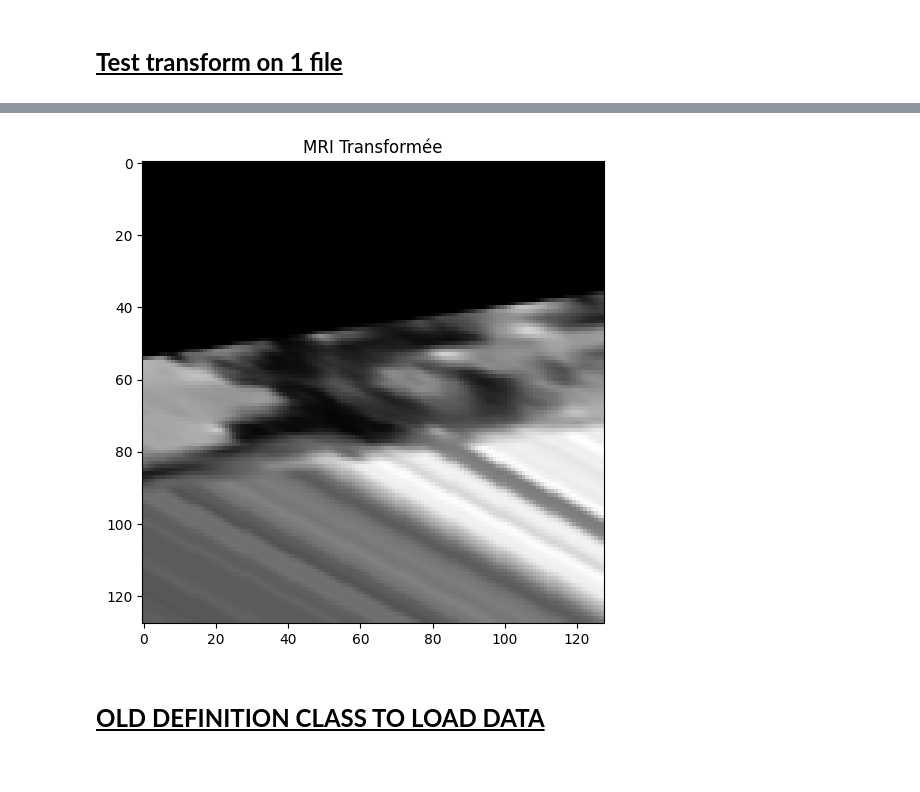
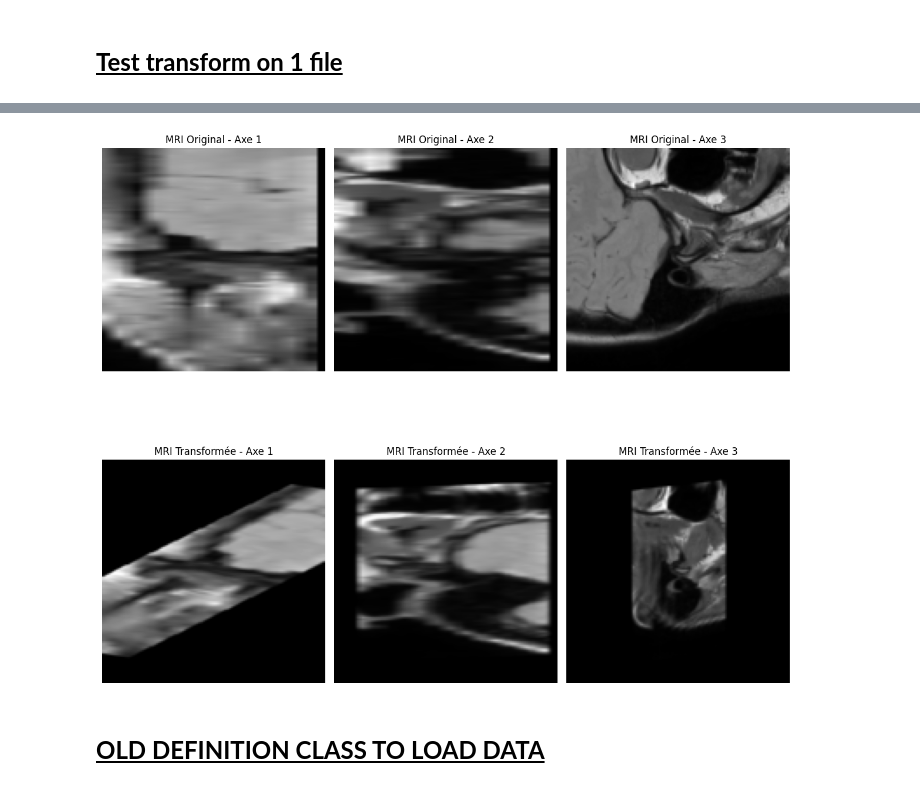
Before and after one commit to GaelleLeroux/MRI_to_CBCT, a Jupyter notebook: mri_to_cbct/loader.ipynb, the cells around one changed output, grey strips where cells are left out. Drawn from its saved outputs; the diff is of its cells as text; code cells hidden in the pictures.

```diff
--- a/mri_to_cbct/loader.ipynb
+++ b/mri_to_cbct/loader.ipynb
@@ -166,11 +166,11 @@ transform_test = Compose(
     EnsureChannelFirstd(keys=['img']),
 
     EnsureTyped(keys=['img']),
-    RandZoomd(keys=['img'], min_zoom=0.8, max_zoom=1.1, mode=['area'], prob=0.9, padding_mode='constant'),
+    RandZoomd(keys=['img'], min_zoom=0.5, max_zoom=1.2, mode=['area'], prob=0.8, padding_mode='constant'),
 
-    RandRotated(keys=['img'], range_x=np.pi, mode=['bilinear'], prob=1.0),
+    RandRotated(keys=['img'], range_x=np.pi/4, mode=['bilinear'], prob=1.0),
 
-    RandAffined(keys=['img'], prob=0.8, shear_range=(0.1, 0.1), mode=['bilinear'], padding_mode='zeros'),
+    RandAffined(keys=['img'], prob=0.8, shear_range=(0.3, 0.3), mode=['bilinear'], padding_mode='zeros'),
 
     Resized(keys=['img'], spatial_size=(128, 128, 128)),  # Redimensionne les images
 
@@ -178,35 +178,90 @@ transform_test = Compose(
     ]
 )
 
+transform_just_tensor = Compose(
+        [
+    LoadImaged(keys=['img']),
+    EnsureChannelFirstd(keys=['img']),
+
+    EnsureTyped(keys=['img']),
+
+    Resized(keys=['img'], spatial_size=(128, 128, 128)),  # Redimensionne les images
+
+    ToTensord(keys=['img']),
+    ]
+)
 # Création d'un dataset pour appliquer les transformations
 # dataset = Dataset([df], transform=transform_test)
 dataset = monai.data.Dataset(data=df, transform=transform_test)
+dataset_just_tensor = monai.data.Dataset(data=df, transform=transform_just_tensor)
 
 ################################################### Test on every file
-for file in df_train_cbct["img_fn"]:
-    print("file : ",file)
-    try :
+# for file in df_train_cbct["img_fn"]:
+#     print("file : ",file)
+#     try :
 
-        dataset = monai.data.Dataset(data=df, transform=transform_test)
-        # print(dataset)
-    except Exception as e:
-        print("Error : ",e)
-        # continue
+#         dataset = monai.data.Dataset(data=df, transform=transform_test)
+#         # print(dataset)
+#     except Exception as e:
+#         print("Error : ",e)
+#         # continue
 #################################################### fonctionne au dessous pour afficher une image
 print("type(dataset) : ",type(dataset))
 # print("dataset : ",dataset)
 # Exécutez les transformations et récupérez les images en tenseurs
 img_after = [data["img"] for data in dataset]
+img_ori = [data["img"] for data in dataset_just_tensor]
 print("type(img_after) : ",type(img_after))
 print("len(img_after) : ",len(img_after))
 print("img_after.shape : ",img_after[0].shape)
 
-# Affichez chaque image après les transformations
-for i in range(len(img_after)):
-    plt.figure("image", (12, 6))
-    plt.title("MRI Transformée")
-    plt.imshow(img_after[i][0, 64, :, :], cmap="gray")
-    plt.show()
+fig, axs = plt.subplots(2, 3, figsize=(12, 12))
+img1_o = img_ori[0][0, 60, :, :]
+img2_o = img_ori[0][0, :, 60, :]
+img3_o = img_ori[0][0, :, :, 60]
+
+img1 = img_after[0][0, 60, :, :]
+img2 = img_after[0][0, :, 60, :]
+img3 = img_after[0][0, :, :, 60]
+# Top-left image
+axs[0,0].imshow(img1_o, cmap="gray")
+axs[0,0].set_title("MRI Original - Axe 1")
+axs[0,0].axis("off")
+
+# Top-right image
+axs[0,1].imshow(img2_o, cmap="gray")
+axs[0,1].set_title("MRI Original - Axe 2")
+axs[0,1].axis("off")
+
+# Bottom-left image
+axs[0,2].imshow(img3_o, cmap="gray")
+axs[0,2].set_title("MRI Original - Axe 3")
+axs[0,2].axis("off")
+
+axs[1,0].imshow(img1, cmap="gray")
+axs[1,0].set_title("MRI Transformée - Axe 1")
+axs[1,0].axis("off")
+
+# Top-right image
+axs[1,1].imshow(img2, cmap="gray")
+axs[1,1].set_title("MRI Transformée - Axe 2")
+axs[1,1].axis("off")
+
+# Bottom-left image
+axs[1,2].imshow(img3, cmap="gray")
+axs[1,2].set_title("MRI Transformée - Axe 3")
+axs[1,2].axis("off")
+
+# Adjust layout for better spacing
+plt.tight_layout()
+plt.show()
+
+# POUR AFFICHER AVEC UNE BOUCLE
+# for i in range(len(img_after)):
+#     plt.figure("image", (12, 6))
+#     plt.title("MRI Transformée")
+#     plt.imshow(img_after[i][0, :, :, 125], cmap="gray")
+#     plt.show()
 
 # Exécution des transformations
 # _ = [data for data in dataset]
@@ -227,8 +269,8 @@ file :  train/M010_cropped.nii
 type(dataset) :  <class 'monai.data.dataset.Dataset'>
 type(img_after) :  <class 'list'>
 len(img_after) :  1
 img_after.shape :  torch.Size([1, 128, 128, 128])
-[figure, old version]
+[figure, new version]
 # %% [markdown]
 <h1 style="font-size:24px; color:black; text-decoration:underline; font-weight:bold;">
   OLD DEFINITION CLASS TO LOAD DATA
```
Also changed, not shown: parts of 7 cells of this notebook, 8 other files.
